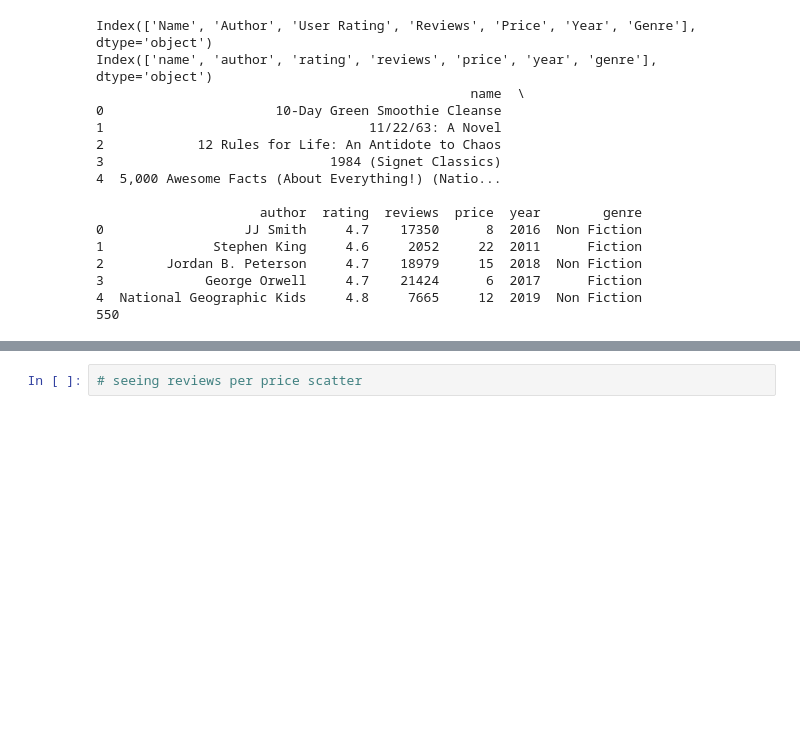
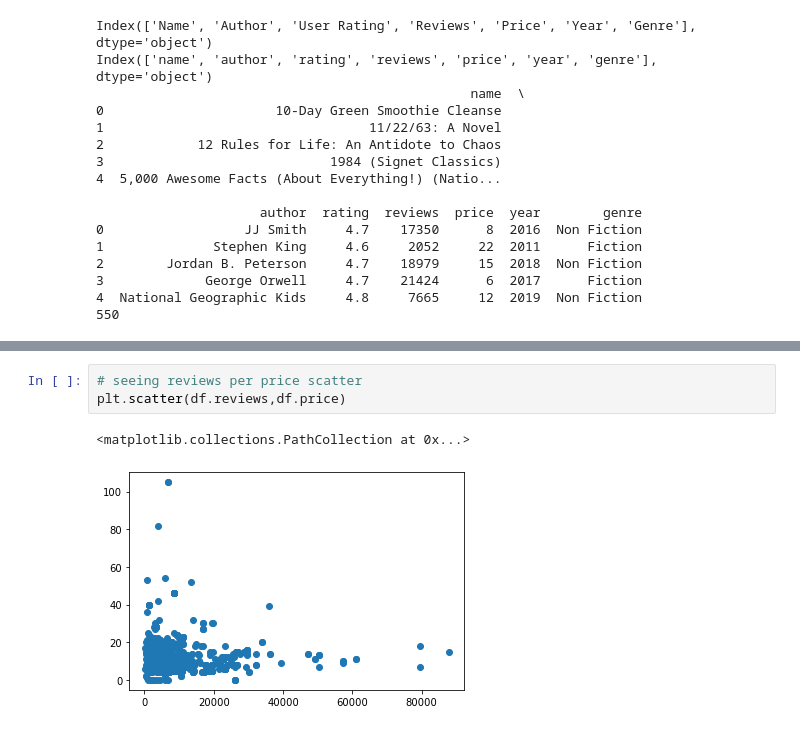
Before and after one commit to PhilipPhan/AmazonBestSellingBooks, a Jupyter notebook: amazon_books_EDA.ipynb, the cells around one changed output, grey strips where cells are left out. Cells and saved outputs as stored; diff of their text form; blank space fills up the shorter version.

```diff
--- a/amazon_books_EDA.ipynb
+++ b/amazon_books_EDA.ipynb
@@ -50,4 +70,8 @@ plt.show()
 # %%
 # seeing reviews per price scatter
+plt.scatter(df.reviews,df.price)
+# %% [output]
+<matplotlib.collections.PathCollection at 0x...>
+[figure, added]
 # %%
 #  bar graph average price per year and analysis
```
Also changed, not shown: parts of 14 cells of this notebook.
